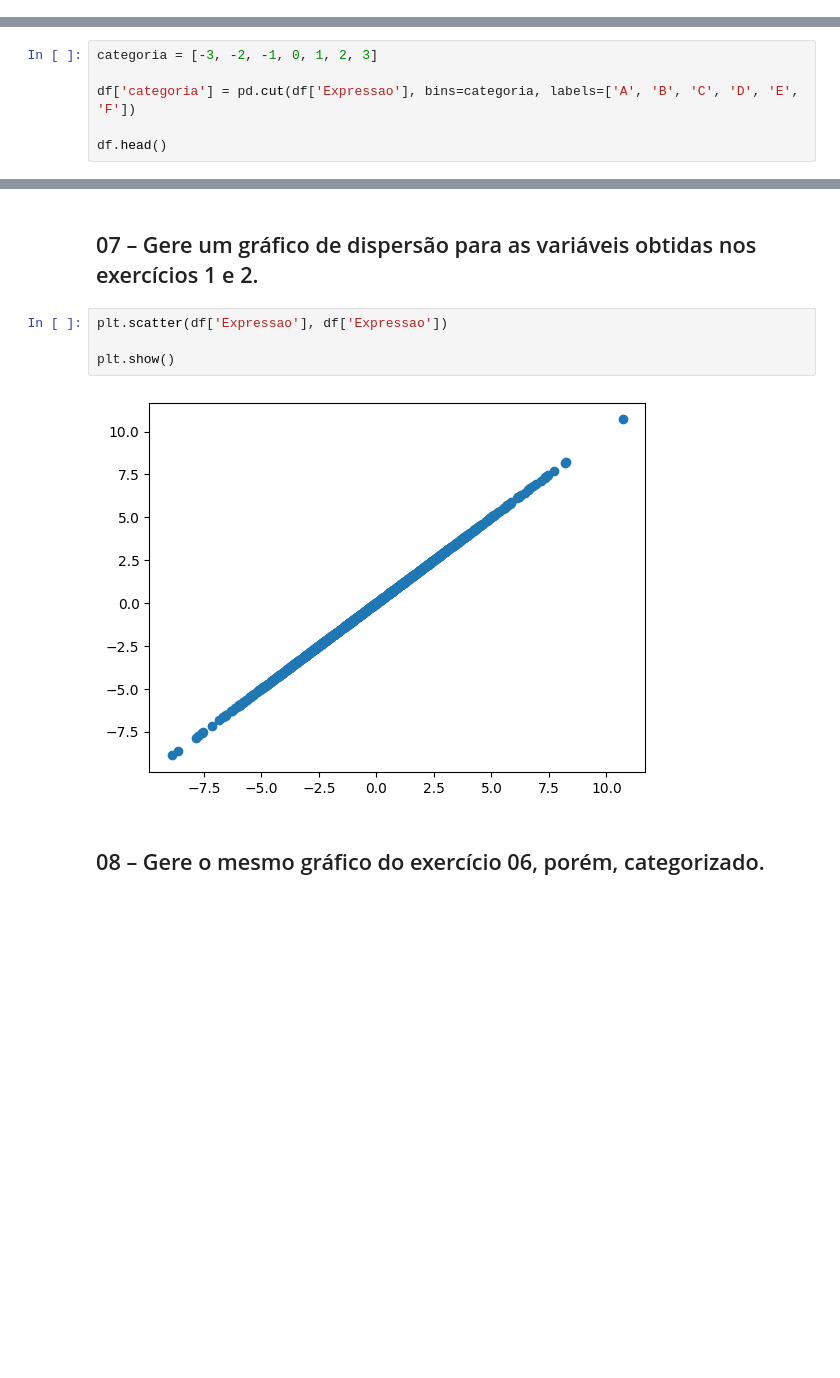
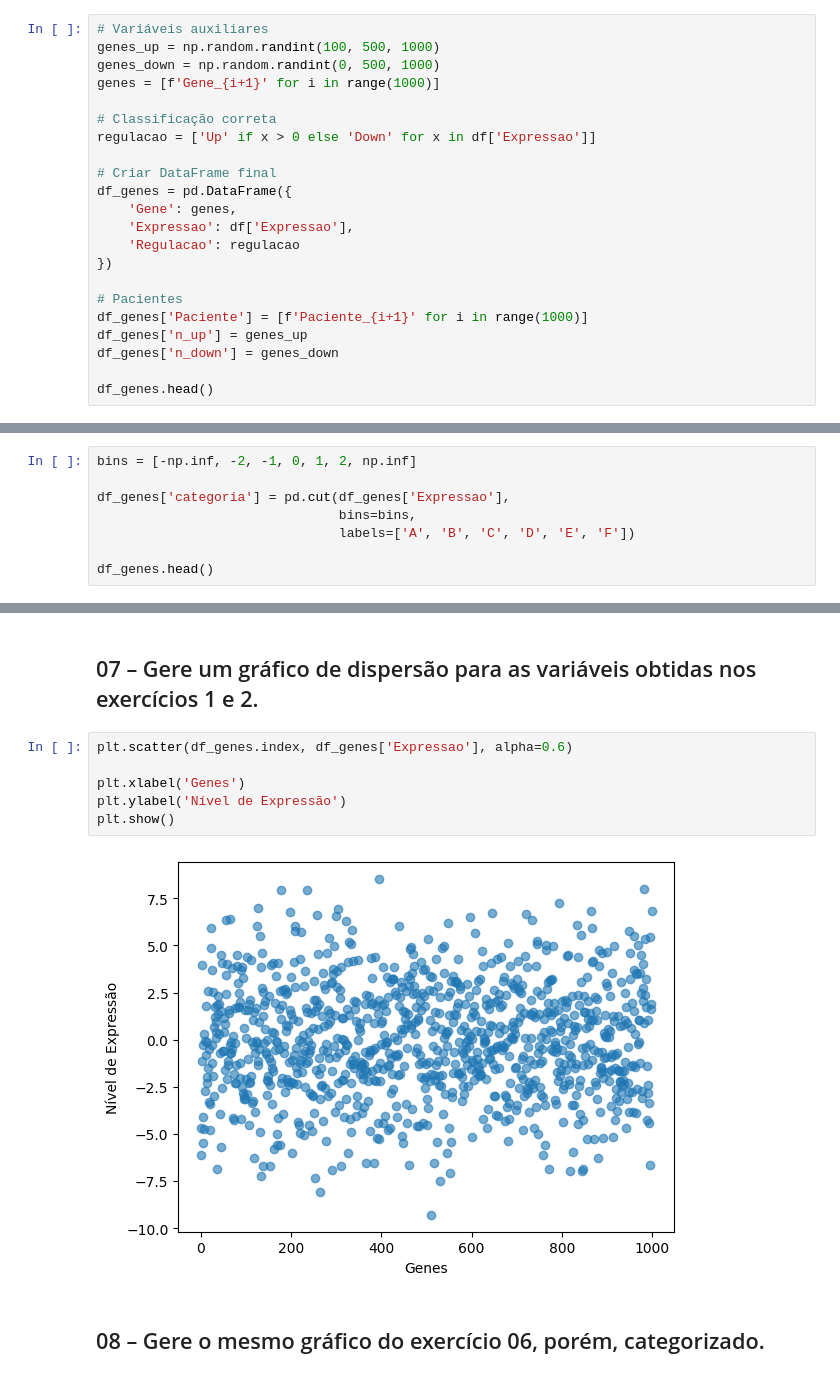
Before and after one commit to Rodrigo-Lusa/aulas_python_mestrado, a Jupyter notebook: script/exercicios/14-Variáveis_Quantitativas_2026-03-31.ipynb, the cells around one changed output, grey strips where cells are left out. Cells and saved outputs as stored; diff of their text form; blank space fills up the shorter version.

```diff
--- a/script/exercicios/14-Variáveis_Quantitativas_2026-03-31.ipynb
+++ b/script/exercicios/14-Variáveis_Quantitativas_2026-03-31.ipynb
@@ -32,0 +25,22 @@ OBS: Não entendi a proposta do exercício. Usei o método para gerar um número
+# %%
+# Variáveis auxiliares
+genes_up = np.random.randint(100, 500, 1000)
+genes_down = np.random.randint(0, 500, 1000)
+genes = [f'Gene_{i+1}' for i in range(1000)]
+
+# Classificação correta
+regulacao = ['Up' if x > 0 else 'Down' for x in df['Expressao']]
+
+# Criar DataFrame final
+df_genes = pd.DataFrame({
+    'Gene': genes,
+    'Expressao': df['Expressao'],
+    'Regulacao': regulacao
+})
+
+# Pacientes
+df_genes['Paciente'] = [f'Paciente_{i+1}' for i in range(1000)]
+df_genes['n_up'] = genes_up
+df_genes['n_down'] = genes_down
+
+df_genes.head()
@@ -35,9 +56,11 @@ OBS: Não entendi a proposta do exercício. Usei o método para gerar um número
 # %% [markdown]
 R.: Os dados de expressão gênica foram categorizados em 6 grupos por meio de discretização (binning), utilizando intervalos definidos entre -3 e 3. Esses intervalos foram escolhidos com base na distribuição normal dos dados gerados, que possui média zero. Valores negativos representam genes downregulated, enquanto valores positivos representam genes upregulated. A divisão em faixas permite classificar os níveis de expressão em diferentes intensidades, desde fortemente downregulated até fortemente upregulated.
 # %%
-categoria = [-3, -2, -1, 0, 1, 2, 3]
+bins = [-np.inf, -2, -1, 0, 1, 2, np.inf]
 
-df['categoria'] = pd.cut(df['Expressao'], bins=categoria, labels=['A', 'B', 'C', 'D', 'E', 'F'])
+df_genes['categoria'] = pd.cut(df_genes['Expressao'],
+                               bins=bins,
+                               labels=['A', 'B', 'C', 'D', 'E', 'F'])
 
-df.head()
+df_genes.head()
 # %% [output]
@@ -129,11 +187,13 @@ plt.show()
 # %% [markdown]
 ## 07 – Gere um gráfico de dispersão para as variáveis obtidas nos exercícios 1 e 2.
 # %%
-plt.scatter(df['Expressao'], df['Expressao'])
+plt.scatter(df_genes.index, df_genes['Expressao'], alpha=0.6)
 
+plt.xlabel('Genes')
+plt.ylabel('Nível de Expressão')
 plt.show()
 # %% [output]
-[figure, old version]
+[figure, new version]
 # %% [markdown]
 ## 08 – Gere o mesmo gráfico do exercício 06, porém, categorizado.
 # %%
```
Also changed, not shown: parts of 13 cells of this notebook.
